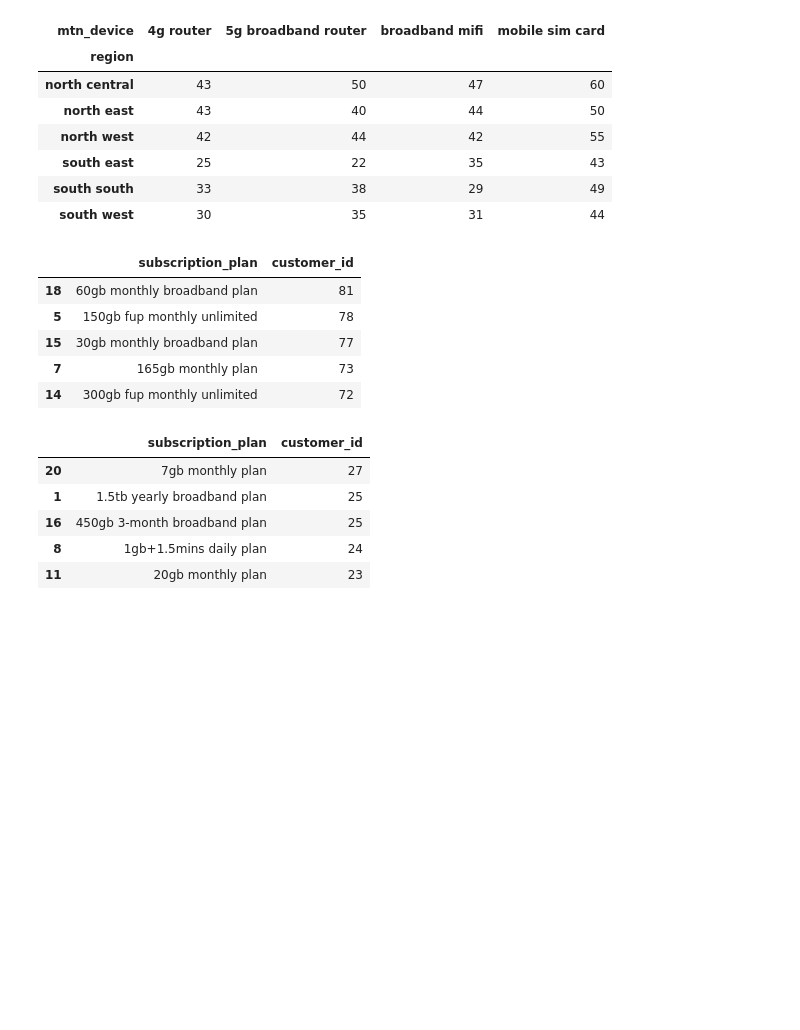
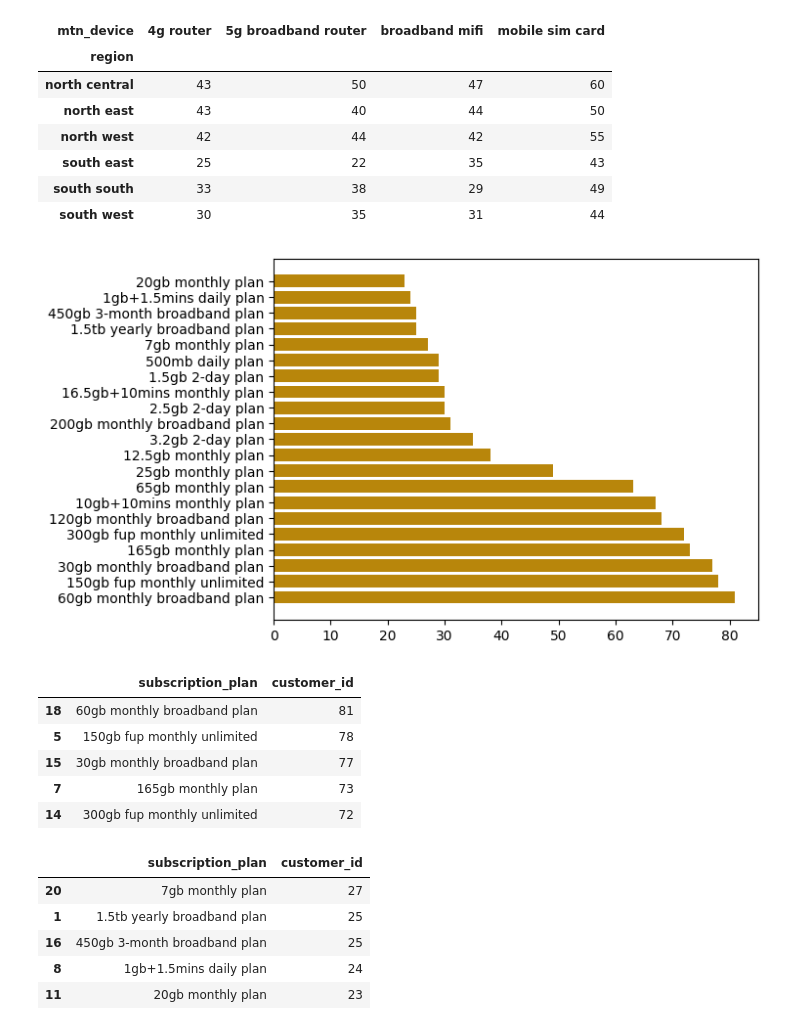
Before and after one commit to iamdrmeka/mtn_churn_new, a Jupyter notebook: mtn_churn.ipynb, the cells around one changed output. Cells and saved outputs as stored; diff of their text form; code cells hidden in the pictures; blank space fills up the shorter version.

```diff
--- a/mtn_churn.ipynb
+++ b/mtn_churn.ipynb
@@ -339,9 +339,12 @@ df.pivot_table(
 | south west | 30 | 35 | 31 | 44 |
 # %%
 subs_count = df.groupby('subscription_plan')['customer_id'].count().reset_index().sort_values(by='customer_id', ascending=False)
+plt.barh(subs_count['subscription_plan'], subs_count['customer_id'], color='darkgoldenrod')
+plt.show() #plot
 display(subs_count.head(5)) #top 5
 display(subs_count.tail(5)) #bottom 5
 # %% [output]
+[figure, added]
 |  | subscription_plan | customer_id |
 | 18 | 60gb monthly broadband plan | 81 |
 | 5 | 150gb fup monthly unlimited | 78 |
```
Also changed, not shown: parts of 5 cells of this notebook.
